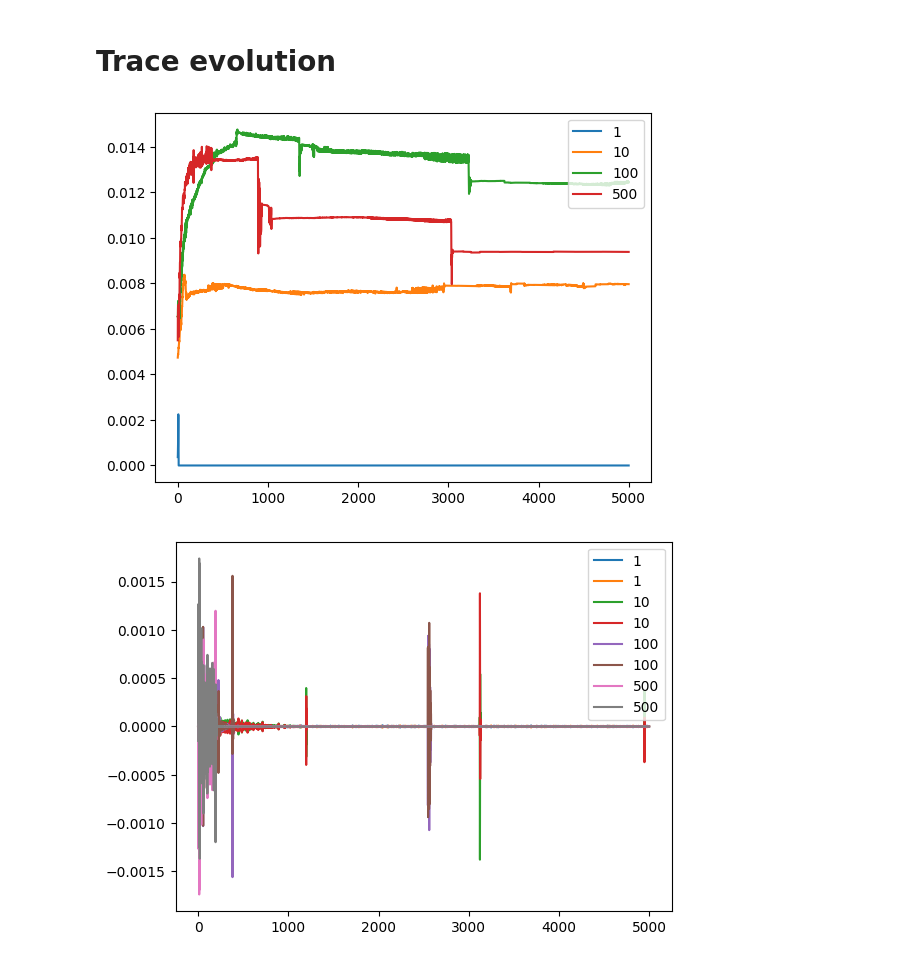
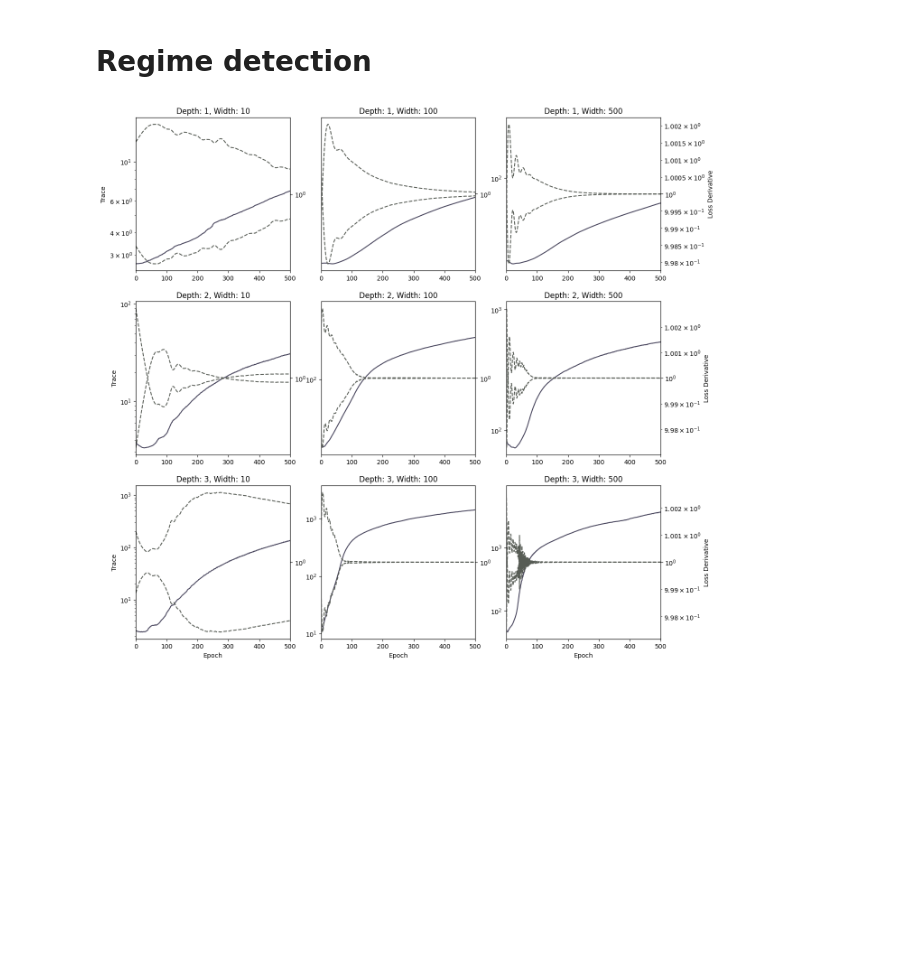
Before and after one commit to SamTov/projects, a Jupyter notebook: theoml-lab/learning-regimes/architecture/plotting.ipynb, the cells around one changed output. Cells and saved outputs as stored; diff of their text form; code cells hidden in the pictures; blank space fills up the shorter version.

```diff
--- a/theoml-lab/learning-regimes/architecture/plotting.ipynb
+++ b/theoml-lab/learning-regimes/architecture/plotting.ipynb
@@ -15,5 +18,3 @@ class Measurement:
     class_entropy: dict
 # %%
 results = np.load("experiment-analysis.npy", allow_pickle=True)
-# %% [markdown]
-# Trace evolution
@@ -22,18 +21,54 @@ single_layer = [item for item in results if item.depth == 2]
-# %%
-for item in single_layer:
-    plt.plot(item.entropy / 100, label=item.width)
-
-plt.legend()
-# plt.yscale("log")
-plt.show()
-# %% [output]
-[figure, removed]
+# %% [markdown]
+# Regime detection
 # %%
-for item in single_layer:
-    plt.plot(np.mean(item.loss_derivatives, axis=1), label=item.width)
+fig, ax = plt.subplots(3, 3, figsize=(15, 15))
 
-plt.legend()
-# plt.yscale("log")
+titles = [10, 100, 500]
+linestyles = ["-", "--"]
+colours = ["#45425A", "#575C55"]
+
+for j, depth in enumerate([1, 2, 3]):
+    data = [item for item in results if item.depth == depth]
+    small = [item for item in data if item.width == 10]
+    middle = [item for item in data if item.width == 100]
+    large = [item for item in data if item.width == 500]
+
+    for i, item in enumerate([small, middle, large]):
+        y1_ax = ax[j, i]
+        y2_ax = y1_ax.twinx()
+
+        y1_ax.plot(
+            item[0].trace / 100,
+            ls=linestyles[0],
+            color=colours[0]
+        )
+        y1_ax.set_yscale("log")
+
+        y2_ax.plot(
+            item[0].loss_derivatives.mean(axis=1) + 1.0,
+            ls=linestyles[1],
+            color=colours[1]
+        )
+        y2_ax.set_yscale("log")
+
+        y1_ax.set_xlim(0, 500)
+
+        if j == 2:
+            y1_ax.set_xlabel("Epoch")
+
+        if i == 0:
+            y1_ax.set_ylabel("Trace")
+        else:
+            y1_ax.set_yticks([], minor=True)
+        if i == 2:
+            y2_ax.set_ylabel("Loss Derivative")
+        else:
+            y2_ax.set_yticks([], minor=True)
+
+        y1_ax.set_title(f"Depth: {depth}, Width: {titles[i]}")
+
+
+# plt.savefig("trace-ld-short.png", dpi=600)
 plt.show()
 # %% [output]
-[figure, old version]
+[figure, new version]
```
Also changed, not shown: parts of 8 cells of this notebook, 3 other files.
